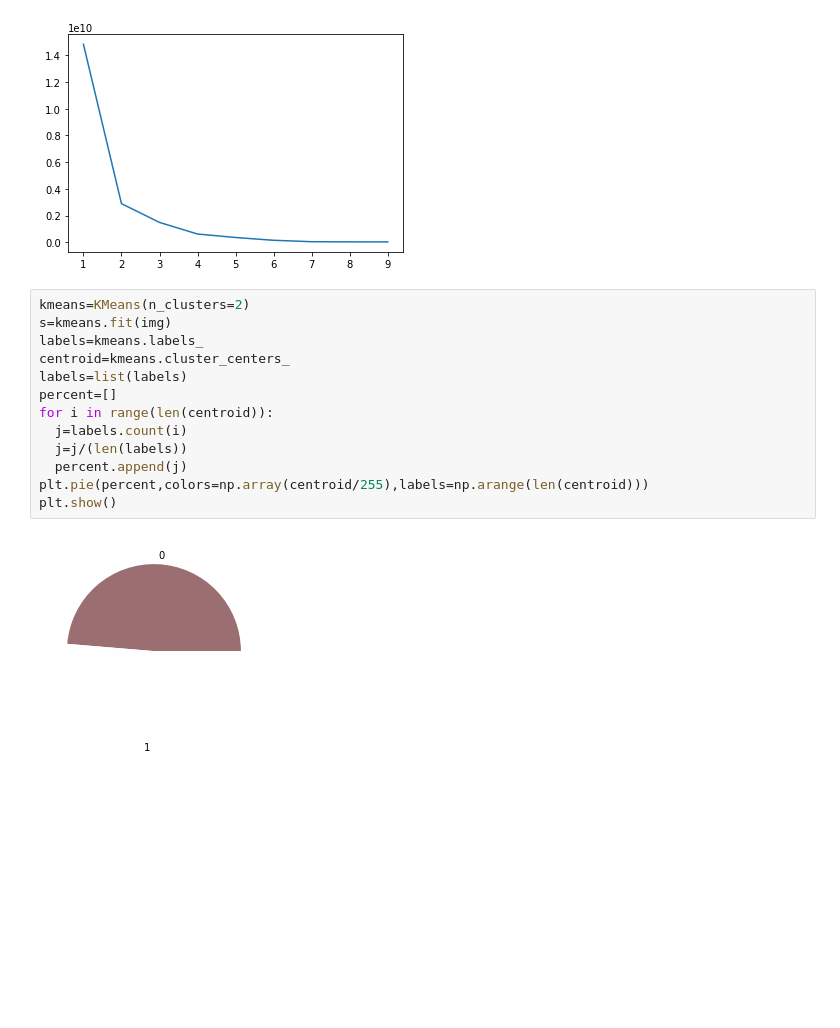
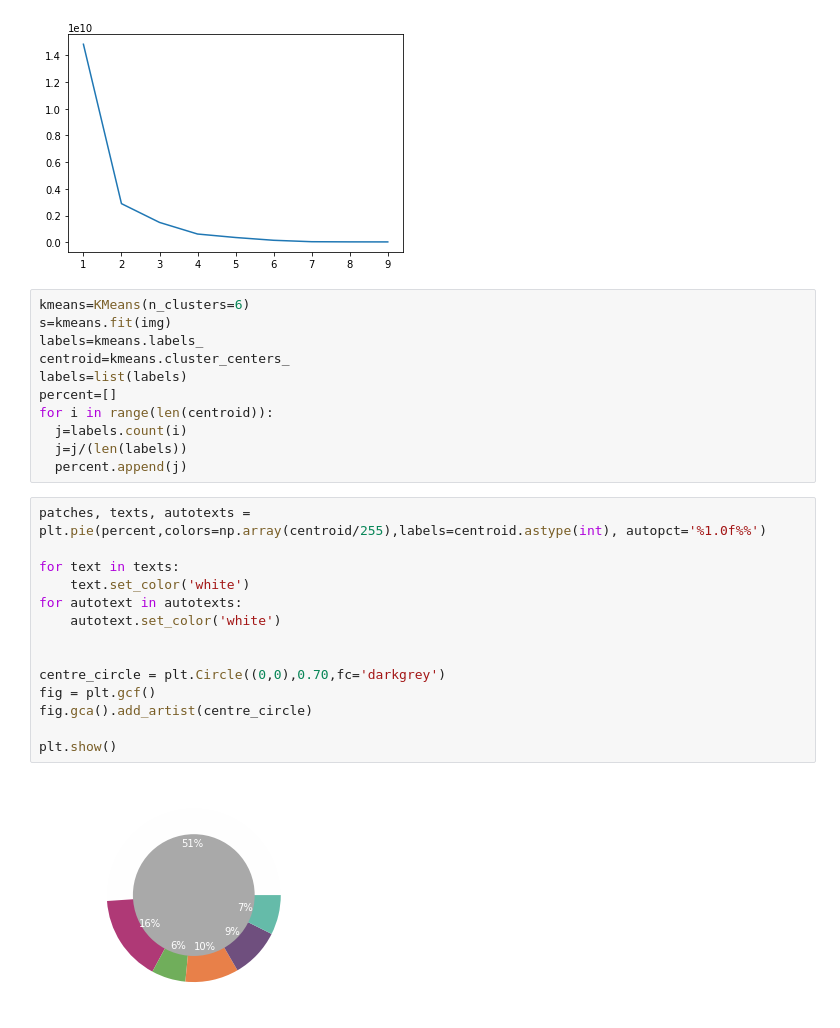
Before and after one commit to tlgamar/Color-Clustering, a Jupyter notebook: main.ipynb, the cells around one changed output. Cells and saved outputs as stored; diff of their text form; blank space fills up the shorter version.

```diff
--- a/main.ipynb
+++ b/main.ipynb
@@ -34,7 +29,7 @@ plt.show()
 # %% [output]
 [figure]
 # %%
-kmeans=KMeans(n_clusters=2)
+kmeans=KMeans(n_clusters=6)
 s=kmeans.fit(img)
 labels=kmeans.labels_
 centroid=kmeans.cluster_centers_
@@ -44,7 +39,19 @@ for i in range(len(centroid)):
   j=labels.count(i)
   j=j/(len(labels))
   percent.append(j)
-plt.pie(percent,colors=np.array(centroid/255),labels=np.arange(len(centroid)))
-plt.show()
-# %% [output]
-[figure, removed]
+# %%
+patches, texts, autotexts = plt.pie(percent,colors=np.array(centroid/255),labels=centroid.astype(int), autopct='%1.0f%%')
+
+for text in texts:
+    text.set_color('white')
+for autotext in autotexts:
+    autotext.set_color('white')
+
+
+centre_circle = plt.Circle((0,0),0.70,fc='darkgrey')
+fig = plt.gcf()
+fig.gca().add_artist(centre_circle)
+
+plt.show()
+# %% [output]
+[figure, added]
```
Also changed, not shown: parts of 3 cells of this notebook.
